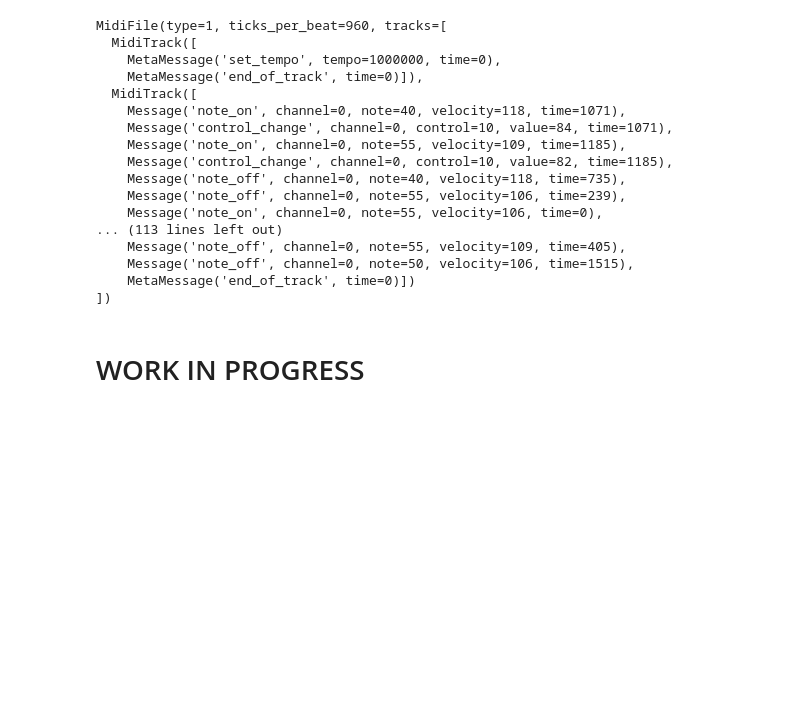
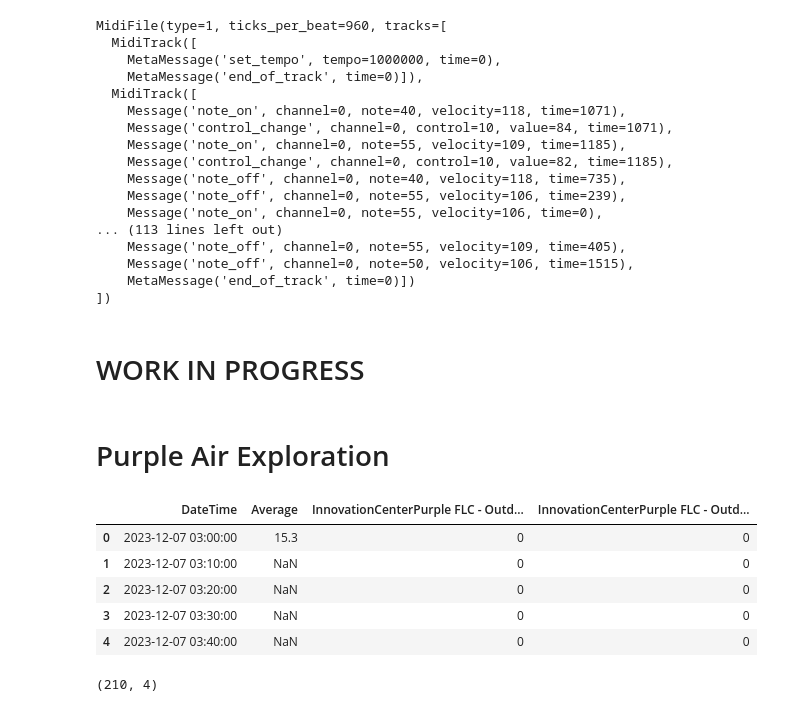
Before and after one commit to bbla1681/InnovationCenterSonification, a Jupyter notebook: data_functions/wave_to_midi.ipynb, the cells around one changed output. Cells and saved outputs as stored; diff of their text form; code cells hidden in the pictures; blank space fills up the shorter version.

```diff
--- a/data_functions/wave_to_midi.ipynb
+++ b/data_functions/wave_to_midi.ipynb
@@ -512,3 +514,16 @@ def add_pan(filename, track_number, pan_values):
 
     mid.save(filename+".mid")
     print(mid)
+# %% [markdown]
+# Purple Air Exploration
+# %%
+purple_df = pd.read_csv(r"C:\Users\bbla1\Projects\sonification\Wave Branch\InnovationCenterSonification\data\us-epa-pm25-aqi.csv")
+# %%
+purple_df.head()
+# %% [output]
+|  | DateTime | Average | InnovationCenterPurple FLC - Outd... | InnovationCenterPurple FLC - Outd... |
+| 0 | 2023-12-07 03:00:00 | 15.3 | 0 | 0 |
+| 1 | 2023-12-07 03:10:00 | NaN | 0 | 0 |
+| 2 | 2023-12-07 03:20:00 | NaN | 0 | 0 |
+| 3 | 2023-12-07 03:30:00 | NaN | 0 | 0 |
+| 4 | 2023-12-07 03:40:00 | NaN | 0 | 0 |
@@ -514,0 +535,4 @@ def add_pan(filename, track_number, pan_values):
+# %%
+purple_df.shape
+# %% [output]
+(210, 4)
```
Also changed, not shown: parts of 5 cells of this notebook, 10 other files.
